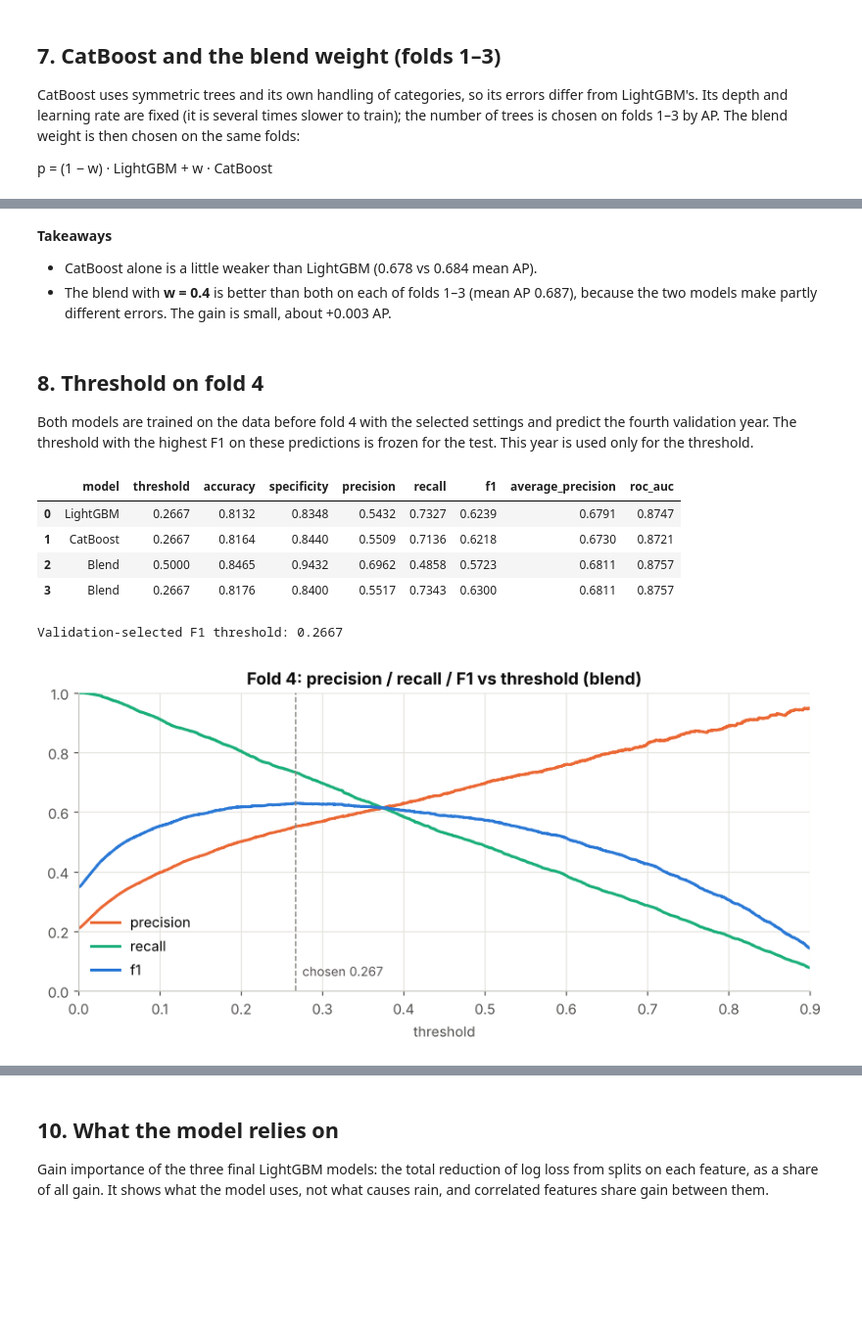
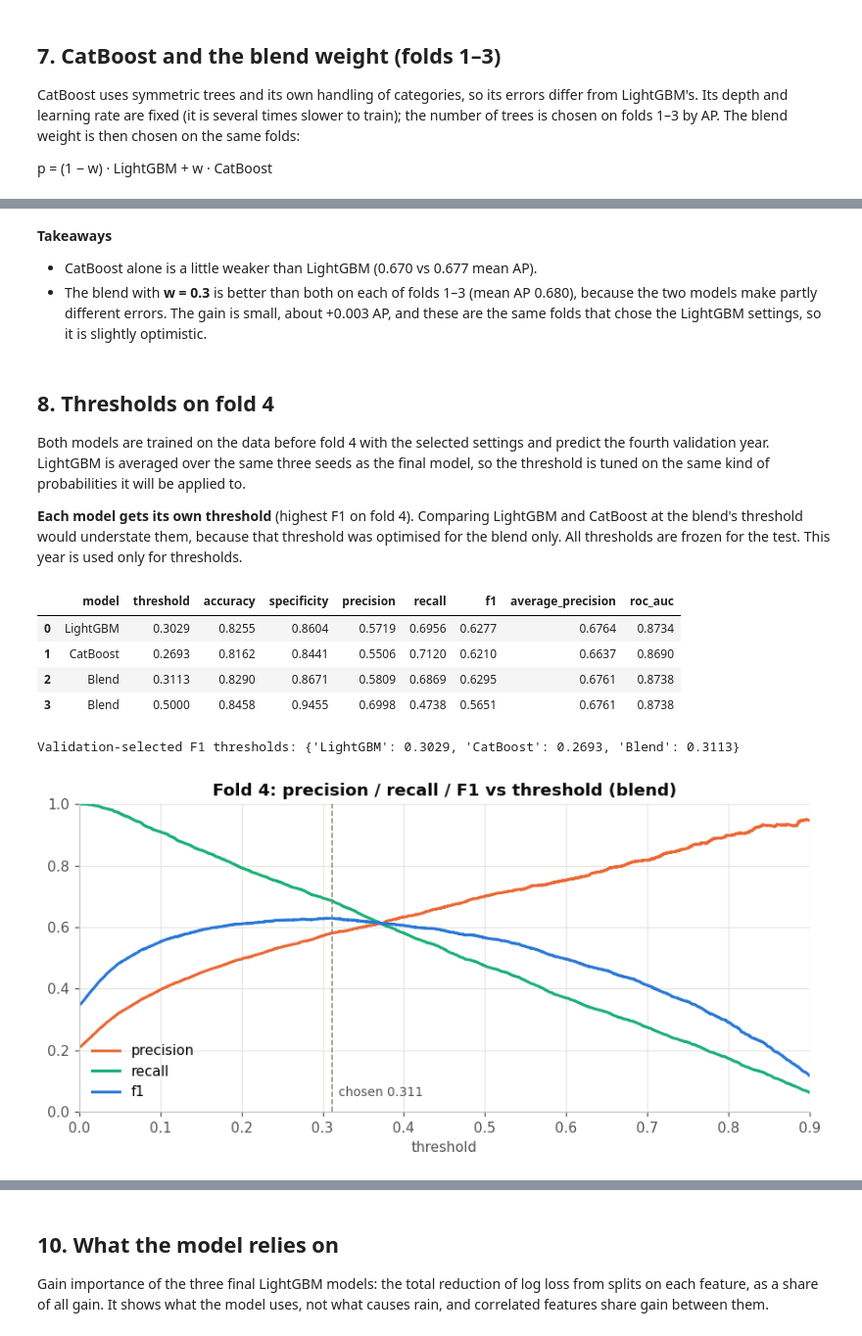
Before and after one commit to khorunzhaviktoriia/ml_mini_project, a Jupyter notebook: models/boosting.ipynb, the cells around one changed output, grey strips where cells are left out. Shown at 98% size. Drawn from its saved outputs; the diff is of its cells as text; code cells hidden in the pictures; blank space fills up the shorter version.

```diff
--- a/models/boosting.ipynb
+++ b/models/boosting.ipynb
@@ -325,51 +342,52 @@ Selected CatBoost weight: 0.4
 # %% [markdown]
 **Takeaways**
-- CatBoost alone is a little weaker than LightGBM (0.678 vs 0.684 mean AP).
-- The blend with **w = 0.4** is better than both on each of folds 1–3 (mean AP 0.687), because the two models make partly different errors. The gain is small, about +0.003 AP.
+- CatBoost alone is a little weaker than LightGBM (0.670 vs 0.677 mean AP).
+- The blend with **w = 0.3** is better than both on each of folds 1–3 (mean AP 0.680), because the two models make partly different errors. The gain is small, about +0.003 AP, and these are the same folds that chose the LightGBM settings, so it is slightly optimistic.
 # %% [markdown]
-## 8. Threshold on fold 4
+## 8. Thresholds on fold 4
 
-Both models are trained on the data before fold 4 with the selected settings and predict the fourth validation year. The threshold with the highest F1 on these predictions is frozen for the test. This year is used only for the threshold.
+Both models are trained on the data before fold 4 with the selected settings and predict the fourth validation year. LightGBM is averaged over the same three seeds as the final model, so the threshold is tuned on the same kind of probabilities it will be applied to.
+
+**Each model gets its own threshold** (highest F1 on fold 4). Comparing LightGBM and CatBoost at the blend's threshold would understate them, because that threshold was optimised for the blend only. All thresholds are frozen for the test. This year is used only for thresholds.
 # %%
-p4_lgb = lgb_staged(LGB_PARAMS, X.iloc[threshold_train], y.iloc[threshold_train], X.iloc[threshold_val], [LGB_ROUNDS_BEST])[0][LGB_ROUNDS_BEST]
+p4_lgb, _ = lgb_seed_avg(LGB_PARAMS, X.iloc[threshold_train], y.iloc[threshold_train], X.iloc[threshold_val], LGB_ROUNDS_BEST)
 p4_cat = cat_staged(X.iloc[threshold_train], y.iloc[threshold_train], X.iloc[threshold_val], [CAT_ROUNDS_BEST])[0][CAT_ROUNDS_BEST]
 p4 = (1 - W_CAT) * p4_lgb + W_CAT * p4_cat
 y4 = y.iloc[threshold_val]
+P4 = {"LightGBM": p4_lgb, "CatBoost": p4_cat, "Blend": p4}
 
-precision, recall, thresholds = precision_recall_curve(y4, p4)
-f1 = 2 * precision[:-1] * recall[:-1] / np.maximum(precision[:-1] + recall[:-1], 1e-15)
-best_index = np.flatnonzero(f1 == f1.max())[-1]
-THRESHOLD = float(thresholds[best_index])
-threshold_table = pd.DataFrame({"threshold": thresholds, "precision": precision[:-1], "recall": recall[:-1], "f1": f1})
-threshold_table.to_csv(OUT / "thresholds.csv", index=False)
+THRESHOLDS, threshold_tables = {}, {}
+for name, p in P4.items():
+    THRESHOLDS[name], threshold_tables[name] = f1_threshold(y4, p)
+THRESHOLD = THRESHOLDS["Blend"]
+threshold_table = threshold_tables["Blend"]
+pd.concat(threshold_tables, names=["model"]).reset_index(level=0).to_csv(OUT / "thresholds.csv", index=False)
 
-fold4 = pd.DataFrame([
-    dict(model="LightGBM", threshold=THRESHOLD, **metrics(y4, p4_lgb, THRESHOLD)),
-    dict(model="CatBoost", threshold=THRESHOLD, **metrics(y4, p4_cat, THRESHOLD)),
-    dict(model="Blend", threshold=0.5, **metrics(y4, p4)),
-    dict(model="Blend", threshold=THRESHOLD, **metrics(y4, p4, THRESHOLD)),
-])
+fold4 = pd.DataFrame(
+    [dict(model=name, threshold=THRESHOLDS[name], **metrics(y4, p, THRESHOLDS[name])) for name, p in P4.items()]
+    + [dict(model="Blend", threshold=0.5, **metrics(y4, p4))]
+)
 display(fold4.round(4))
 fold4.to_csv(OUT / "fold4_metrics.csv", index=False)
-print(f"Validation-selected F1 threshold: {THRESHOLD:.4f}")
+print("Validation-selected F1 thresholds:", {k: round(v, 4) for k, v in THRESHOLDS.items()})
 
 fig, ax = plt.subplots(figsize=(8, 4))
 for col, color in [("precision", ORANGE), ("recall", AQUA), ("f1", BLUE)]:
     ax.plot(threshold_table.threshold, threshold_table[col], color=color, label=col)
 ax.axvline(THRESHOLD, color=GRAY, ls="--", lw=1)
 ax.annotate(f"chosen {THRESHOLD:.3f}", (THRESHOLD, 0.05), textcoords="offset points", xytext=(5, 0), color=MUTED, fontsize=9)
 ax.set(title="Fold 4: precision / recall / F1 vs threshold (blend)", xlabel="threshold", ylim=(0, 1), xlim=(0, 0.9))
 ax.legend(loc="lower left")
 plt.tight_layout()
 plt.savefig(OUT / "threshold.png", dpi=150)
 plt.show()
 # %% [output]
 |  | model | threshold | accuracy | specificity | precision | recall | f1 | average_precision | roc_auc |
-| 0 | LightGBM | 0.2667 | 0.8132 | 0.8348 | 0.5432 | 0.7327 | 0.6239 | 0.6791 | 0.8747 |
-| 1 | CatBoost | 0.2667 | 0.8164 | 0.8440 | 0.5509 | 0.7136 | 0.6218 | 0.6730 | 0.8721 |
-| 2 | Blend | 0.5000 | 0.8465 | 0.9432 | 0.6962 | 0.4858 | 0.5723 | 0.6811 | 0.8757 |
-| 3 | Blend | 0.2667 | 0.8176 | 0.8400 | 0.5517 | 0.7343 | 0.6300 | 0.6811 | 0.8757 |
+| 0 | LightGBM | 0.3029 | 0.8255 | 0.8604 | 0.5719 | 0.6956 | 0.6277 | 0.6764 | 0.8734 |
+| 1 | CatBoost | 0.2693 | 0.8162 | 0.8441 | 0.5506 | 0.7120 | 0.6210 | 0.6637 | 0.8690 |
+| 2 | Blend | 0.3113 | 0.8290 | 0.8671 | 0.5809 | 0.6869 | 0.6295 | 0.6761 | 0.8738 |
+| 3 | Blend | 0.5000 | 0.8458 | 0.9455 | 0.6998 | 0.4738 | 0.5651 | 0.6761 | 0.8738 |
-Validation-selected F1 threshold: 0.2667
+Validation-selected F1 thresholds: {'LightGBM': 0.3029, 'CatBoost': 0.2693, 'Blend': 0.3113}
-[figure, old version]
+[figure, new version]
 # %% [markdown]
 **Takeaways**
```
Also changed, not shown: parts of 21 cells of this notebook.
